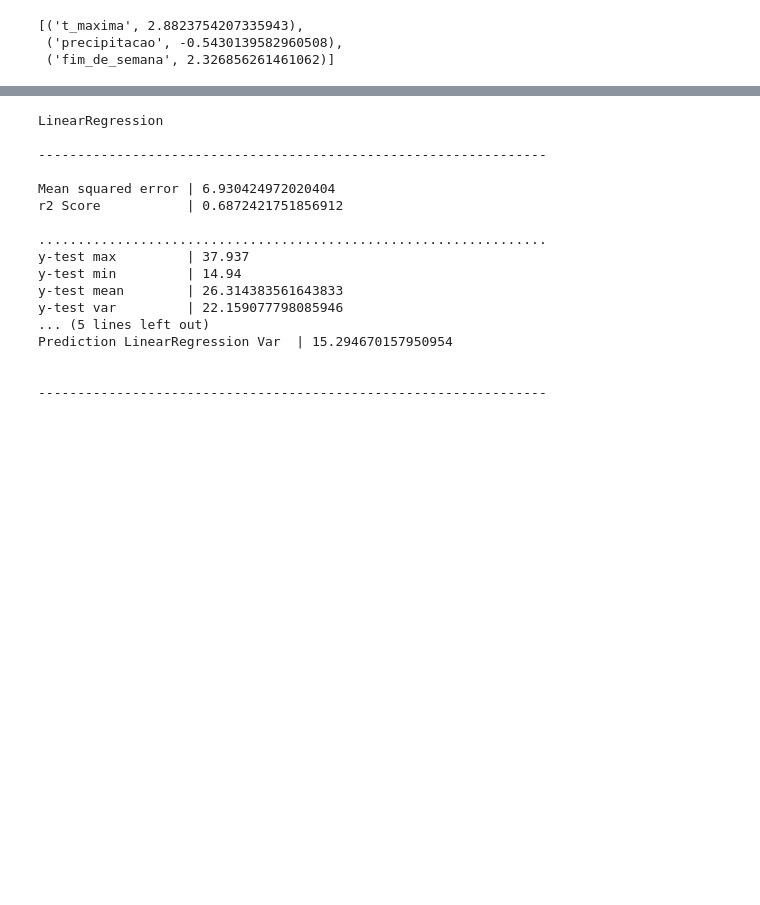
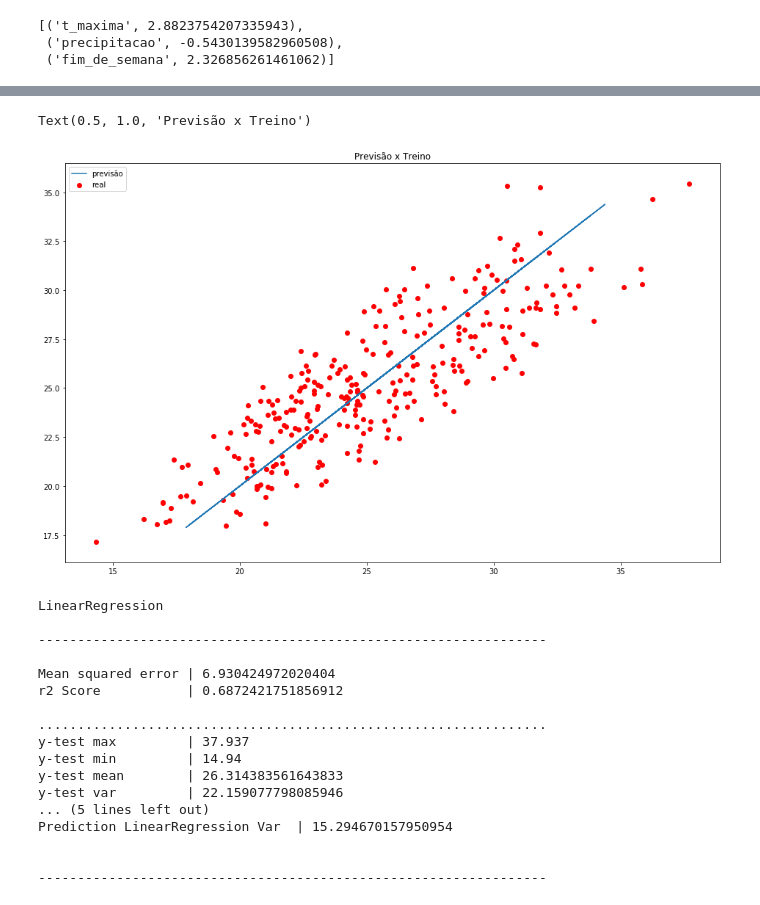
Before and after one commit to lorransr/beer_sp, a Jupyter notebook: beer_analysis.ipynb, the cells around one changed output, grey strips where cells are left out. Cells and saved outputs as stored; diff of their text form; code cells hidden in the pictures; blank space fills up the shorter version.

```diff
--- a/beer_analysis.ipynb
+++ b/beer_analysis.ipynb
@@ -391,3 +428,14 @@ plt.grid(ls='-.', lw=0.2, c='k');
+# %%
+plt.figure(figsize=(16, 10))
+
+plt.plot(y_pred,y_pred)
+plt.scatter(y_train,regr.predict(X_train), c='r', marker='o')
+plt.legend(['previsão','real']);
+plt.title("Previsão x Treino")
+#plt.grid(ls='-.', lw=0.2, c='k');
+# %% [output]
+Text(0.5, 1.0, 'Previsão x Treino')
+[figure, added]
 # %%
 choosen_values = ["t_maxima","fim_de_semana"]
 
```
Also changed, not shown: parts of 10 cells of this notebook.
